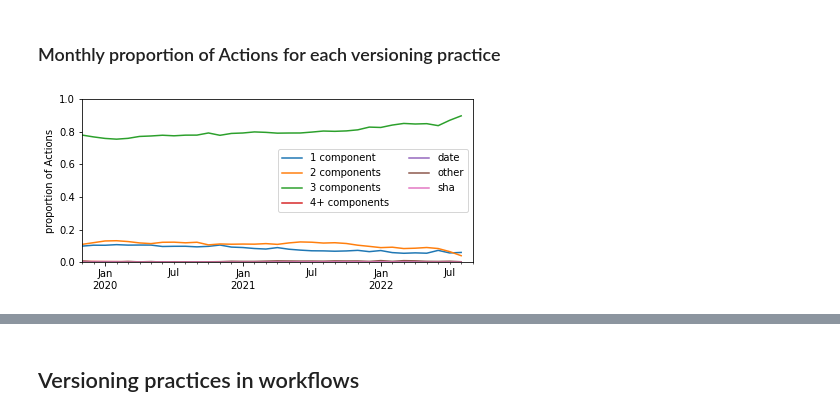
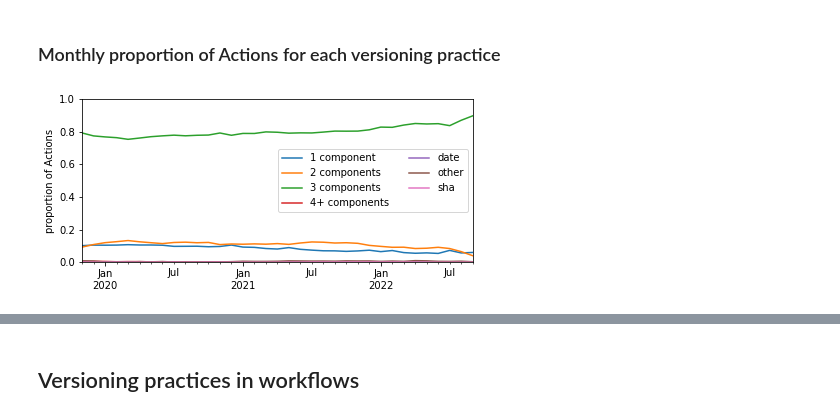
Before and after one commit to AlexandreDecan/secos-ghalag, a Jupyter notebook: notebooks/Versioning practices.ipynb, the cells around one changed output, grey strips where cells are left out. Cells and saved outputs as stored; diff of their text form; code cells hidden in the pictures.

```diff
--- a/notebooks/Versioning practices.ipynb
+++ b/notebooks/Versioning practices.ipynb
@@ -152,34 +152,35 @@ temp = (
     df_releases
     .assign(action=lambda d: d.owner + '/' + d.repo)
     .sort_values(['date', 'action'])
     .drop_duplicates(['date', 'action'], keep='last')
     # Fill the "gaps"
+    .assign(date=lambda d: d.date + pd.offsets.DateOffset(months=1))
     .set_index('date')
     .groupby('action', as_index=False)
     .resample('M')
     .ffill()
     .reset_index()
     .groupby([pd.Grouper(key='date', freq='M'), 'versioning'])
     .agg(actions=('action', 'count'))  # No duplicate so "count" == "nunique"
     .unstack()['actions']
     .fillna(0)
     .apply(lambda s: s / s.sum(), axis=1)
     .loc[DATE_RANGE[0]:DATE_RANGE[1]]
 )
 
 temp.plot(ax=ax)
 ax.legend(title=None, ncol=2)
 
 ax.set(
     xlabel=None,
     xlim=DATE_RANGE,
     ylabel='proportion of Actions',
     ylim=(0, 1)
 )
 
 savefig(fig, 'version_monthly_actions')
 # %% [output]
-[figure, old version]
+[figure, new version]
 # %%
 print(temp.describe().T.to_string())
 display(temp.iloc[-1])
```
Also changed, not shown: parts of 1 cell of this notebook, 3 other files.
